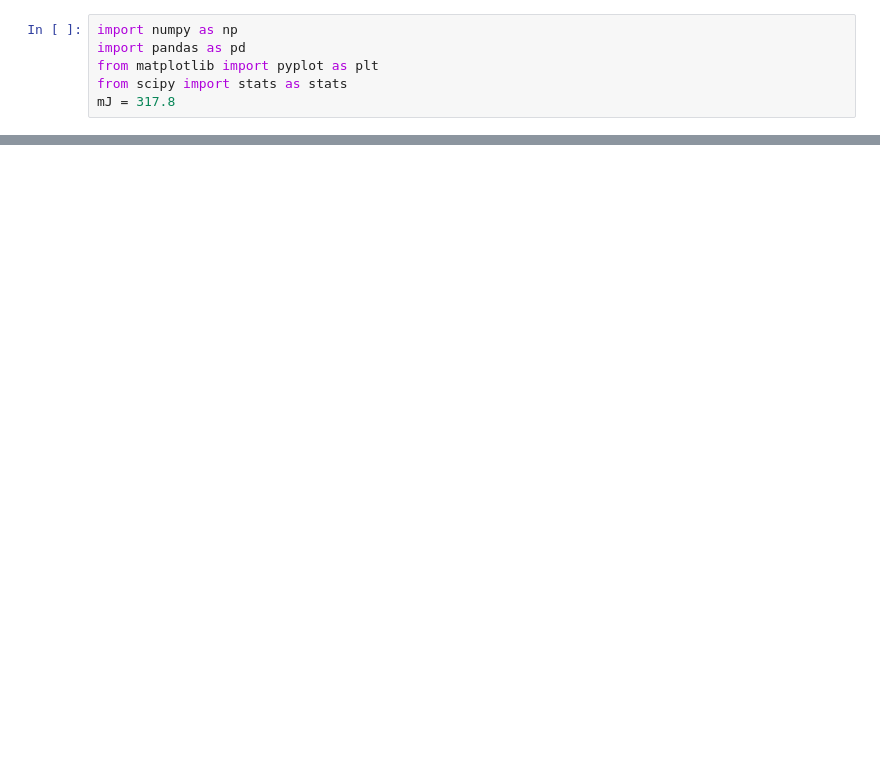
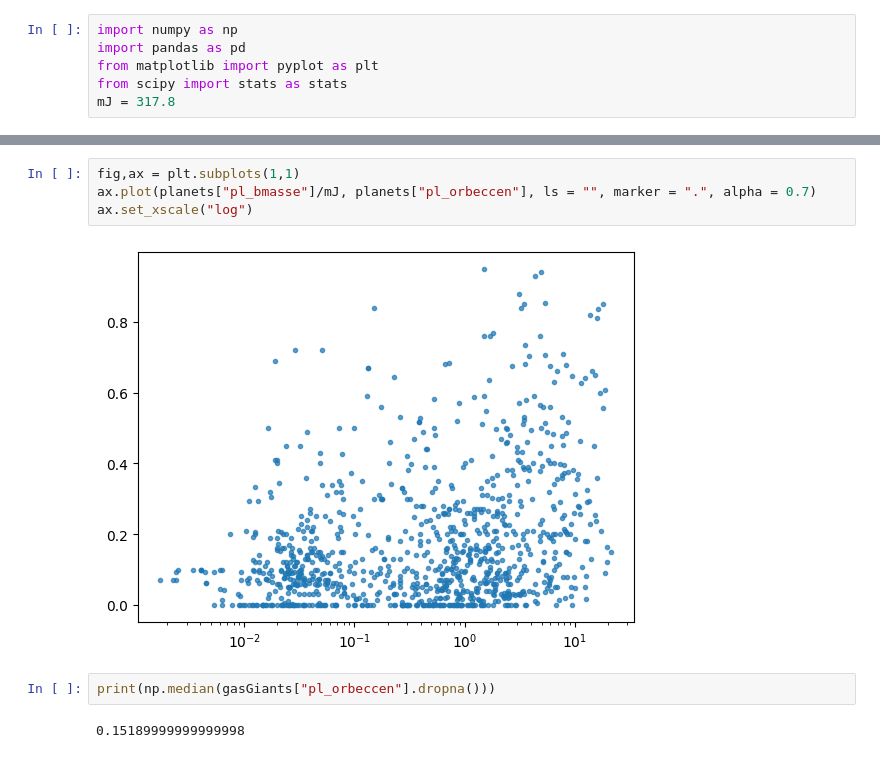
Before and after one commit to joshua-bromley/gasGiantCompanions, a Jupyter notebook: eccentricityDistibutions.ipynb, the cells around one changed output, grey strips where cells are left out. Drawn from its saved outputs; the diff is of its cells as text; blank space fills up the shorter version.

```diff
--- a/eccentricityDistibutions.ipynb
+++ b/eccentricityDistibutions.ipynb
@@ -50,0 +71,10 @@ stats.rayleigh.fit(gasGiants["pl_orbeccen"].dropna(), floc = 0)
+# %%
+fig,ax = plt.subplots(1,1)
+ax.plot(planets["pl_bmasse"]/mJ, planets["pl_orbeccen"], ls = "", marker = ".", alpha = 0.7)
+ax.set_xscale("log")
+# %% [output]
+[figure, added]
+# %%
+print(np.median(gasGiants["pl_orbeccen"].dropna()))
+# %% [output]
+0.15189999999999998
```
Also changed, not shown: parts of 6 cells of this notebook, 1 other file.
